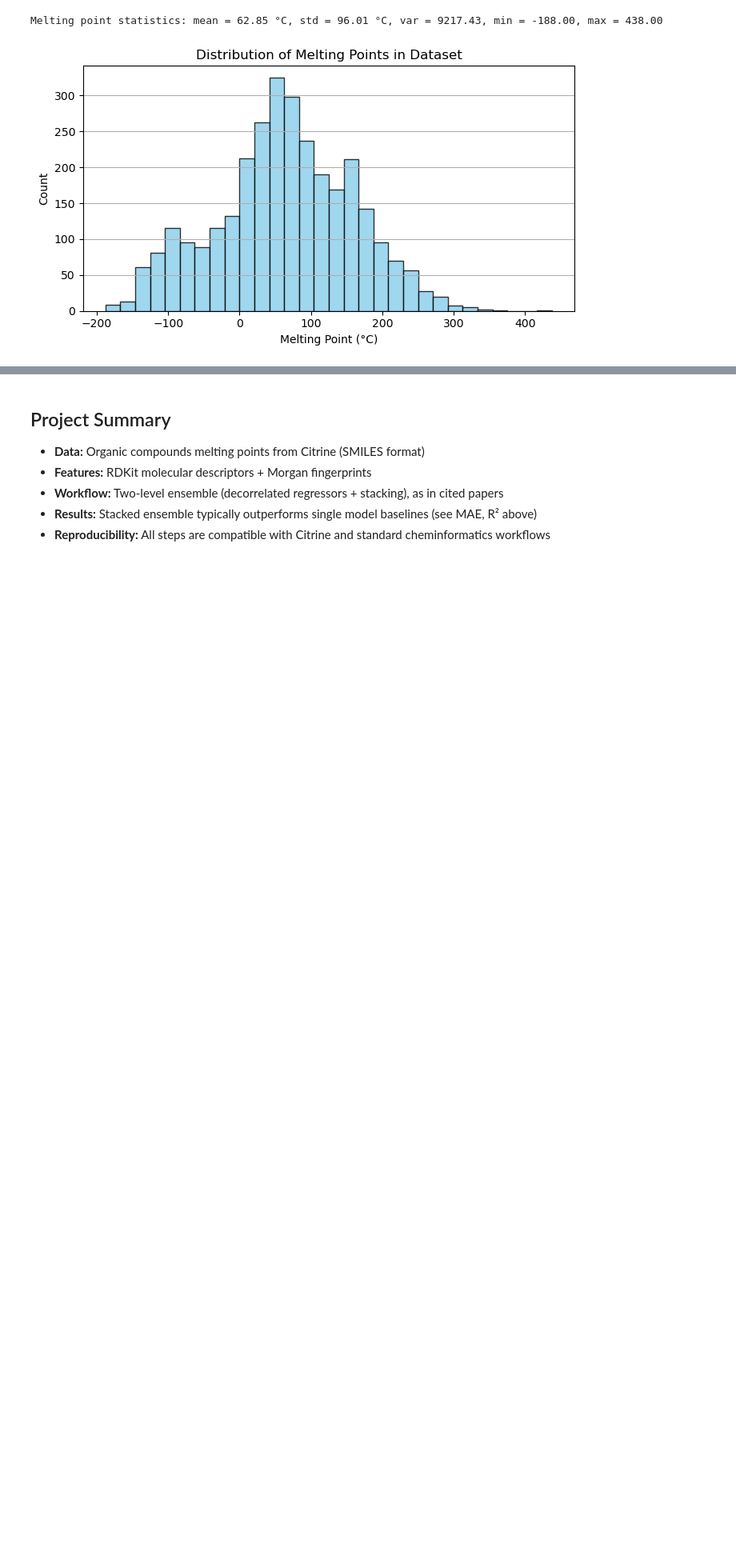
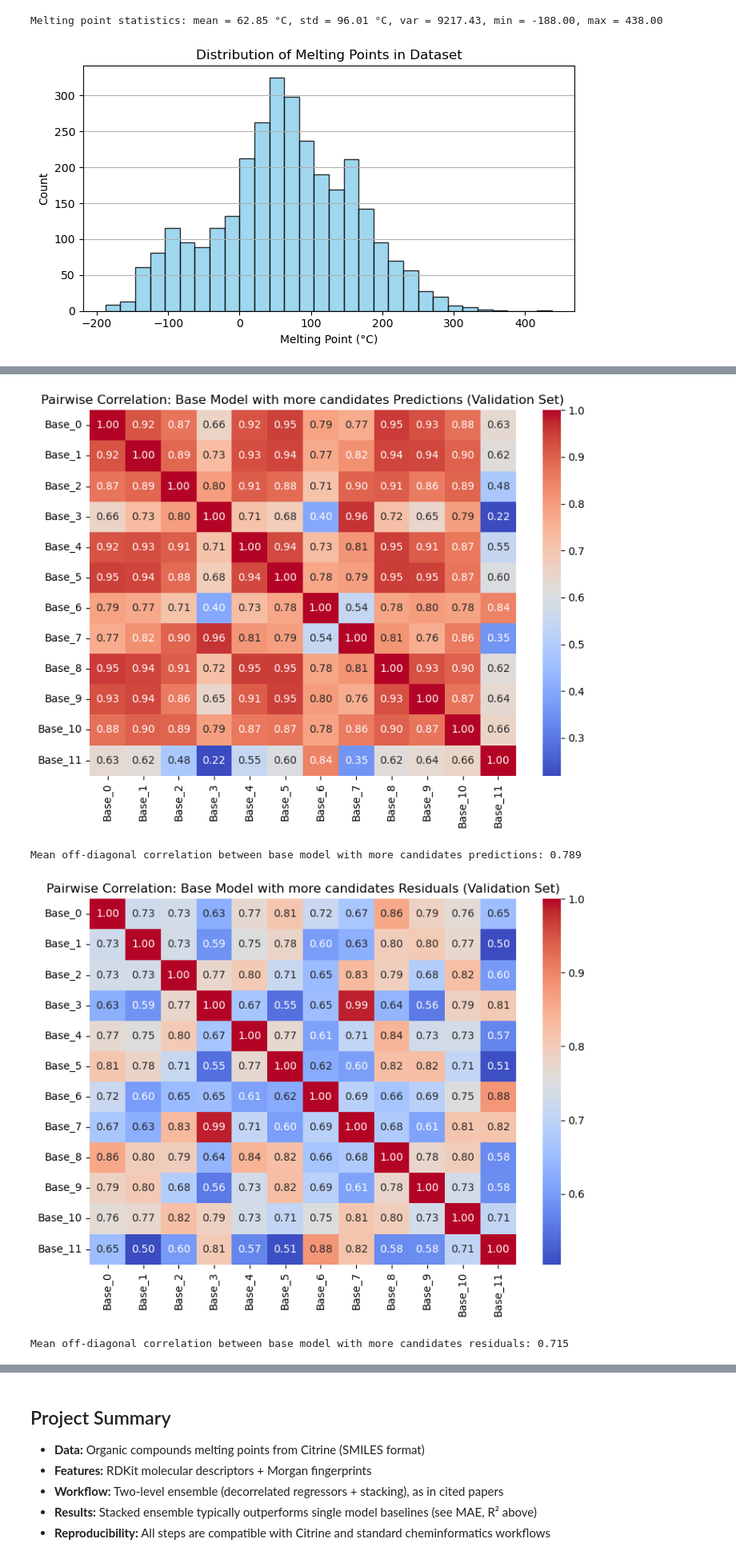
Before and after one commit to submerged-in-matrix/materials-ml-projects-, a Jupyter notebook: Projects/P_4_MP_Pred_2_Lvl_Ensemble/P_4_MP_Pred_2_Lvl_Ensemble.ipynb, the cells around one changed output, grey strips where cells are left out. Shown at 80% size. Cells and saved outputs as stored; diff of their text form; code cells hidden in the pictures; blank space fills up the shorter version.

```diff
--- a/Projects/P_4_MP_Pred_2_Lvl_Ensemble/P_4_MP_Pred_2_Lvl_Ensemble.ipynb
+++ b/Projects/P_4_MP_Pred_2_Lvl_Ensemble/P_4_MP_Pred_2_Lvl_Ensemble.ipynb
@@ -351,0 +375,42 @@ Stacked Ensemble with More Candidates R²: 0.792
+# %%
+# --- Correlation between base model predictions ---
+preds_df = pd.DataFrame(
+    more_candidate_base_preds_val,
+    columns=[f"Base_{i}" for i in range(more_candidate_base_preds_val.shape[1])]
+)
+
+corr_preds = preds_df.corr()
+
+plt.figure(figsize=(8,6))
+sns.heatmap(corr_preds, annot=True, cmap="coolwarm", fmt=".2f")
+plt.title("Pairwise Correlation: Base Model with more candidates Predictions (Validation Set)")
+plt.tight_layout()
+plt.show()
+
+# Mean off-diagonal correlation
+off_diag_preds = corr_preds.values[np.triu_indices_from(corr_preds.values, k=1)]
+print(f"Mean off-diagonal correlation between base model with more candidates predictions: {np.mean(off_diag_preds):.3f}")
+
+# --- Correlation between base model residuals ---
+resid = more_candidate_base_preds_val - y_val.values.reshape(-1,1)
+resid_df = pd.DataFrame(
+    resid,
+    columns=[f"Base_{i}" for i in range(more_candidate_base_preds_val.shape[1])]
+)
+
+corr_resid = resid_df.corr()
+
+plt.figure(figsize=(8,6))
+sns.heatmap(corr_resid, annot=True, cmap="coolwarm", fmt=".2f")
+plt.title("Pairwise Correlation: Base Model with more candidates Residuals (Validation Set)")
+plt.tight_layout()
+plt.show()
+
+# Mean off-diagonal correlation for residuals
+off_diag_resid = corr_resid.values[np.triu_indices_from(corr_resid.values, k=1)]
+print(f"Mean off-diagonal correlation between base model with more candidates residuals: {np.mean(off_diag_resid):.3f}")
+# %% [output]
+[figure, added]
+Mean off-diagonal correlation between base model with more candidates predictions: 0.789
+[figure, added]
+Mean off-diagonal correlation between base model with more candidates residuals: 0.715
```
Also changed, not shown: parts of 44 cells of this notebook.
